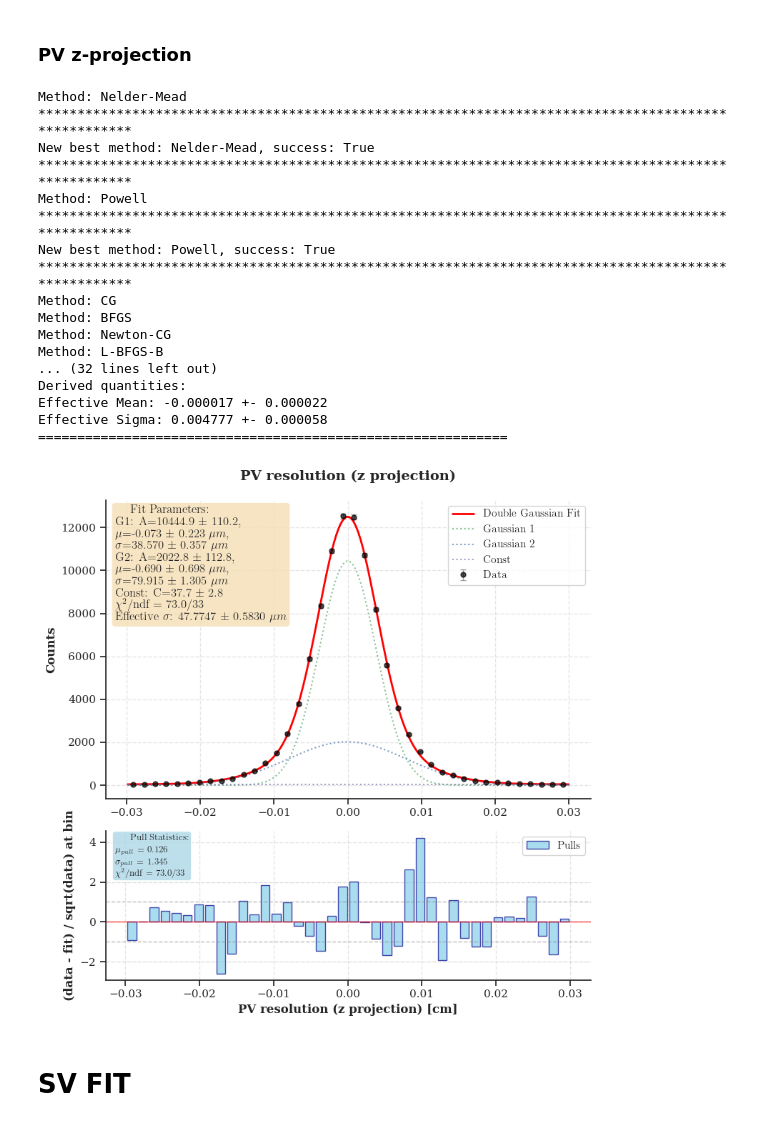
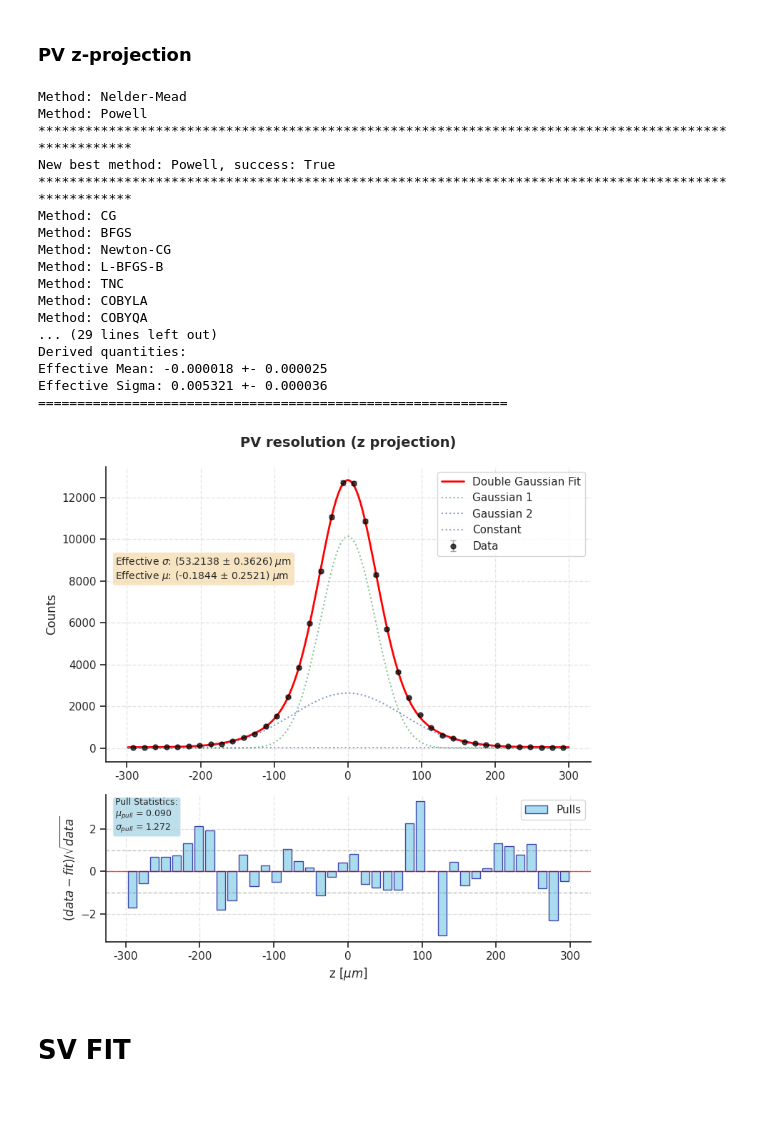
Before and after one commit to ArtSmirnovCH/SPD-Lc-pKpi-27, a Jupyter notebook: analysis_notebooks/supporting analysis/fits.ipynb, the cells around one changed output. Saved outputs shown, nothing was run; the diff lists cells and outputs as text; code cells hidden in the pictures.

```diff
--- a/analysis_notebooks/supporting analysis/fits.ipynb
+++ b/analysis_notebooks/supporting analysis/fits.ipynb
@@ -165,3 +69,8 @@ del proc_df_copy
+# %%
+with open("/home/ome123/Рабочий стол/SPD/SPD_Lc_pKpi_27/Data/preselection_mask_train_pickle.pkl", "rb") as f:
+    preselection_mask = pickle.load(f)
+
+proc_df = raw_df.query(preselection_mask).reset_index(drop=True)
 # %% [markdown]
 # PV FIT
 # %%
@@ -363,6 +290,11 @@ Effective Sigma: 0.004382 +- 0.000059
 distr_name = 'PV_diff_ES_z'
 distr = proc_PV_df.loc[proc_PV_df['tag'] == 'Sig', distr_name]
 distr_sel = distr[abs(distr) < 0.03].copy()
+
+counts, bin_centers, bin_edges, errors = get_distribution(
+    distr=distr_sel,
+    n_bins=40
+)
 
 methods = ['Nelder-Mead', 'Powell', 'CG', 'BFGS', 'Newton-CG', 'L-BFGS-B',
            'TNC', 'COBYLA', 'COBYQA', 'SLSQP', 'trust-constr', 'dogleg',
@@ -381,13 +313,15 @@ for method in methods:
 
     with redirect_stdout(io.StringIO()), redirect_stderr(io.StringIO()):
         try:
-            fit_res = fit_distr_double_gauss(
-                distr=distr_sel,
+            fit_res = fit_distr_double_gauss_and_const(
+                bin_centers=bin_centers,
+                bin_edges=bin_edges,
+                counts=counts,
+                errors=errors,
                 title=distr_name,
                 x_label=distr_name + ' [cm]',
                 optimize_method=method,
                 plot=False,
-                bins=40,
                 max_iter=1000,
                 scaler=1e4,
                 unit_name='$\\mu m$'
@@ -407,44 +341,46 @@ for method in methods:
 
 print('*' * 80)
 print('*' * 80)
 print('*' * 80)
 print(f'{best_method=}')
 
 if best_method is None:
     raise ValueError('No successful fit')
 
-result = fit_distr_double_gauss(
-    distr=distr_sel,
+result = fit_distr_double_gauss_and_const(
+    bin_centers=bin_centers,
+    bin_edges=bin_edges,
+    counts=counts,
+    errors=errors,
     title='PV resolution (z projection)',
-    x_label='PV resolution (z projection) [cm]',
+    x_label='z [$\\mu m$]',
     optimize_method=best_method,
     plot=True,
-    bins=40,
     max_iter=1000,
     scaler=1e4,
     unit_name='$\\mu m$'
 )
 
 plt.savefig(f'/home/ome123/Рабочий стол/SPD/SPD_Lc_pKpi_27/plots/{distr_name}.pdf')
 # %% [output]
 Method: Nelder-Mead
-****************************************************************************************************
-New best method: Nelder-Mead, success: True
-****************************************************************************************************
 Method: Powell
 ****************************************************************************************************
 New best method: Powell, success: True
 ****************************************************************************************************
 Method: CG
 Method: BFGS
 Method: Newton-CG
 Method: L-BFGS-B
-... (32 lines left out)
+Method: TNC
+Method: COBYLA
+Method: COBYQA
+... (29 lines left out)
 Derived quantities:
-Effective Mean: -0.000017 +- 0.000022
-Effective Sigma: 0.004777 +- 0.000058
+Effective Mean: -0.000018 +- 0.000025
+Effective Sigma: 0.005321 +- 0.000036
 ============================================================
-[figure, old version]
+[figure, new version]
 # %% [markdown]
 # SV FIT
 # %% [markdown]
```
Also changed, not shown: parts of 20 cells of this notebook, 36 other files.
